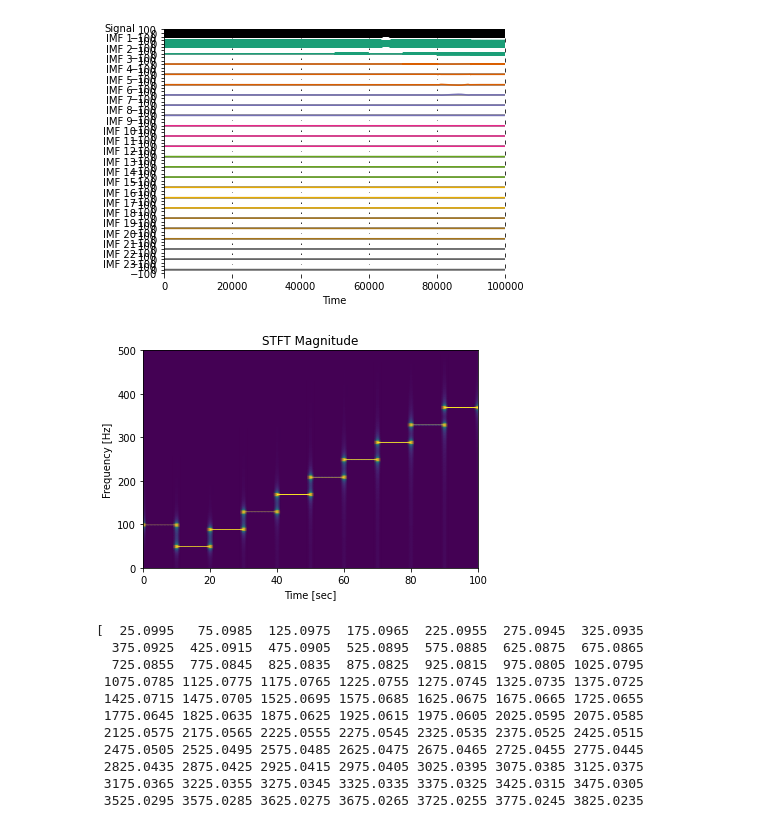
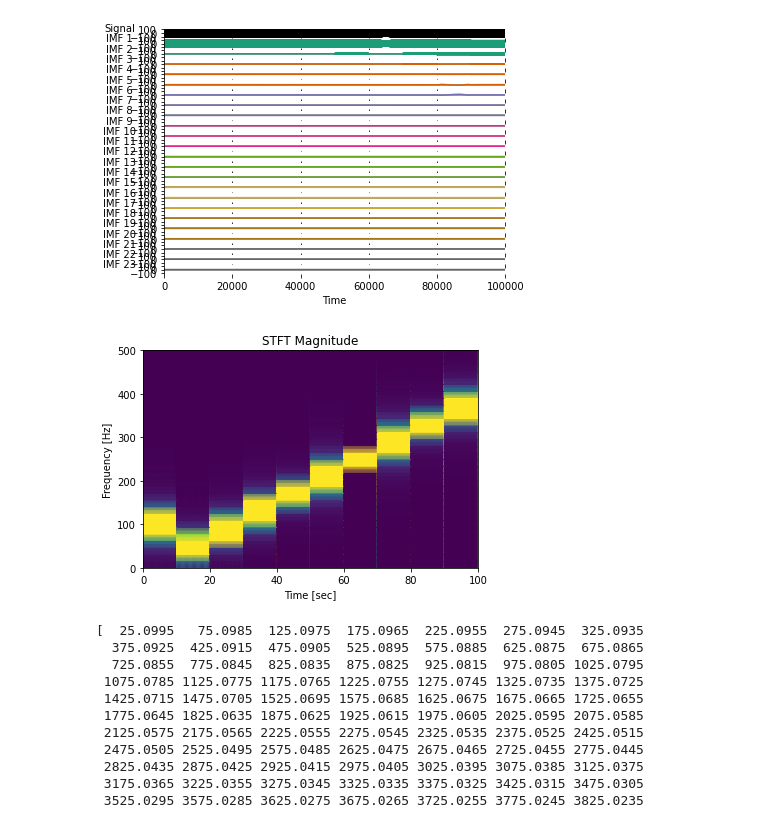
Before and after one commit to callum-stewart/f21dg-2022-d3, a Jupyter notebook: analysis/analysis.ipynb, the cells around one changed output. Cells and saved outputs as stored; diff of their text form; code cells hidden in the pictures.

```diff
--- a/analysis/analysis.ipynb
+++ b/analysis/analysis.ipynb
@@ -105,18 +117,20 @@ emd.plotting.plot_imfs(imf, scale_y=True, cmap=True)
 # %% [output]
 [figure]
 # %%
-f, t, Zxx = signal.stft(x, sample_rate, nperseg=2000)
+import math
+f, t, Zxx = signal.stft(x, sample_rate, nperseg=64)
+amp = math.sqrt(2) * 2
 plt.pcolormesh(t, f, np.abs(Zxx), vmin=0, vmax=amp, shading='gouraud')
 
 plt.title('STFT Magnitude')
 
 plt.ylabel('Frequency [Hz]')
 
 plt.xlabel('Time [sec]')
 
 plt.show()
 # %% [output]
-[figure, old version]
+[figure, new version]
 # %%
 imf = emd.sift.sift(x)
 IP, IF, IA = emd.spectra.frequency_transform(imf, 10000, 'hilbert')
```
Also changed, not shown: parts of 2 cells of this notebook, 8 other files.
